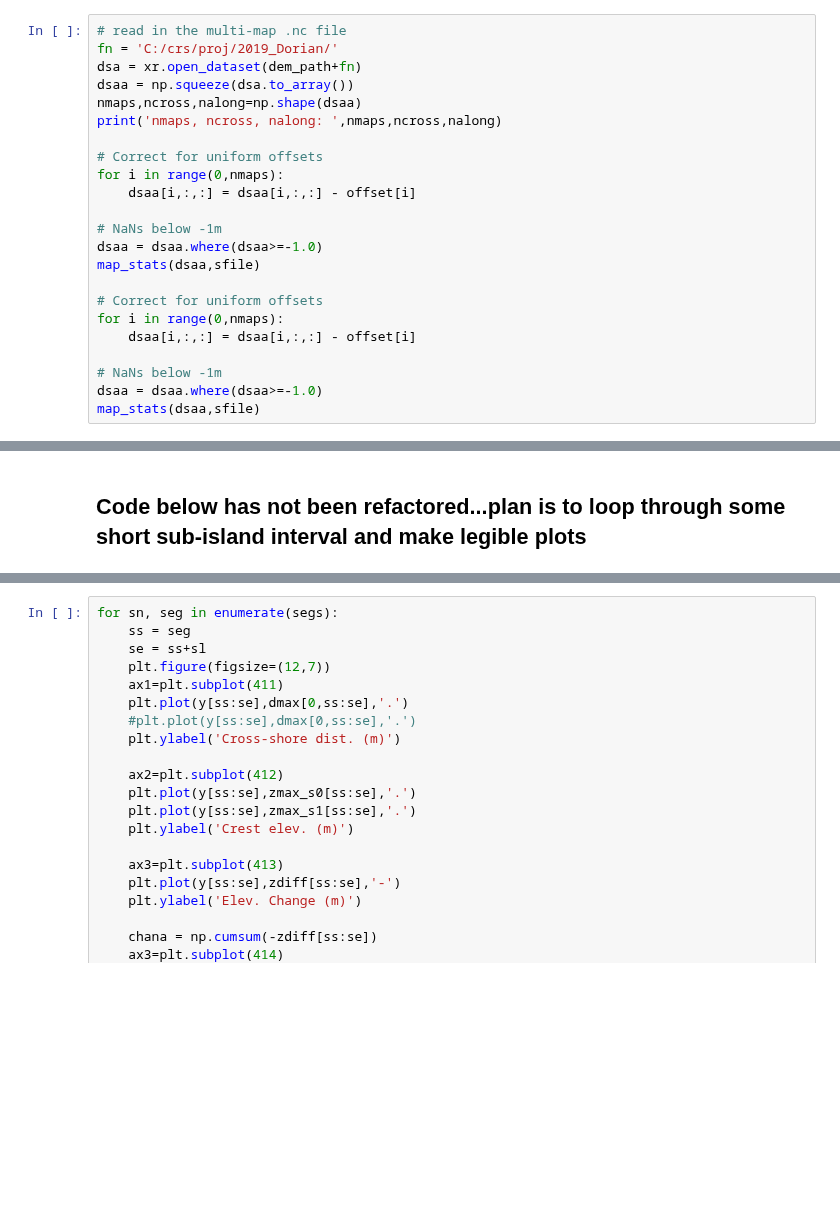
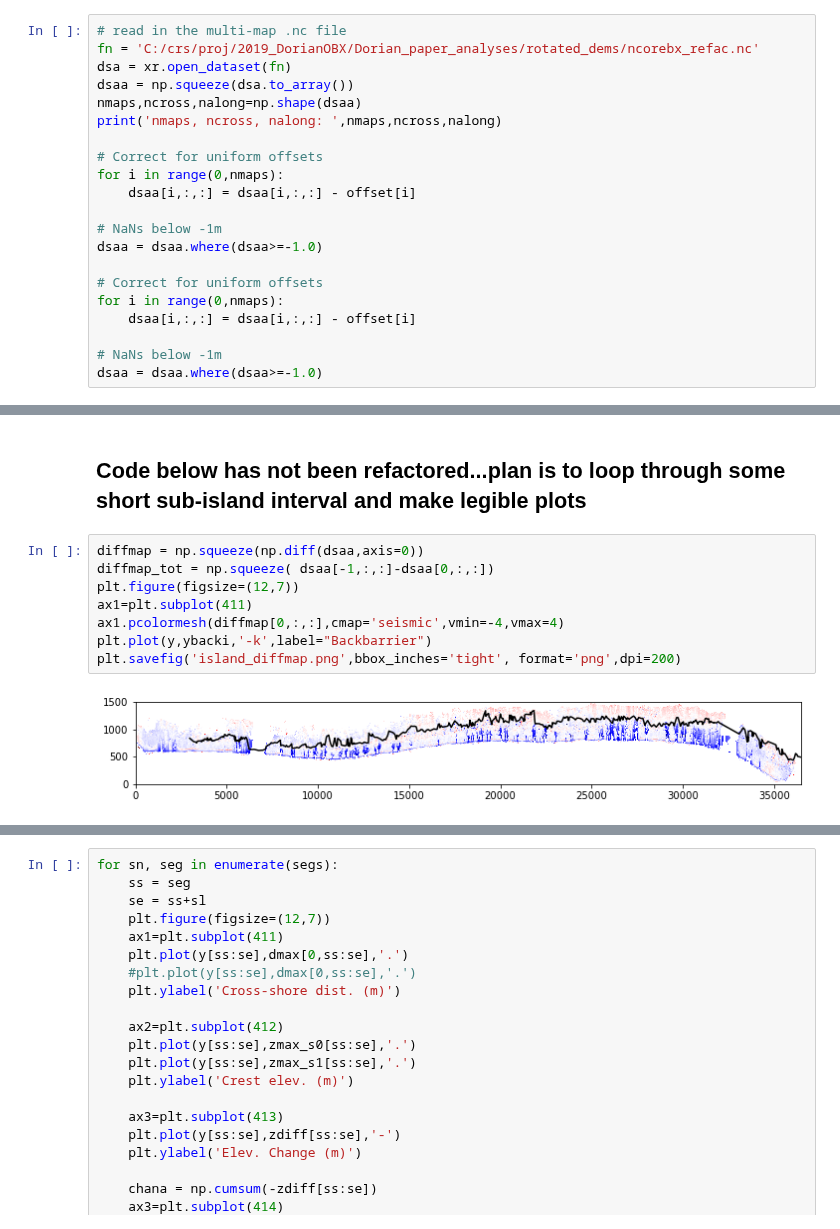
Before and after one commit to csherwood-usgs/CoreBx, a Jupyter notebook: Process_CoreBx_map_view_refac.ipynb, the cells around one changed output, grey strips where cells are left out. Drawn from its saved outputs; the diff is of its cells as text; blank space fills up the shorter version.

```diff
--- a/Process_CoreBx_map_view_refac.ipynb
+++ b/Process_CoreBx_map_view_refac.ipynb
@@ -84,7 +86,7 @@ print(r)
 # %%
 # read in the multi-map .nc file
-fn = 'C:/crs/proj/2019_Dorian/'
-dsa = xr.open_dataset(dem_path+fn)
+fn = 'C:/crs/proj/2019_DorianOBX/Dorian_paper_analyses/rotated_dems/ncorebx_refac.nc'
+dsa = xr.open_dataset(fn)
 dsaa = np.squeeze(dsa.to_array())
 nmaps,ncross,nalong=np.shape(dsaa)
 print('nmaps, ncross, nalong: ',nmaps,ncross,nalong)
@@ -95,7 +97,6 @@ for i in range(0,nmaps):
 
 # NaNs below -1m
 dsaa = dsaa.where(dsaa>=-1.0)
-map_stats(dsaa,sfile)
 
 # Correct for uniform offsets
 for i in range(0,nmaps):
@@ -103,4 +104,3 @@ for i in range(0,nmaps):
 
 # NaNs below -1m
 dsaa = dsaa.where(dsaa>=-1.0)
-map_stats(dsaa,sfile)
@@ -1443,2 +163,12 @@ plt.savefig('velocity_sed_transport_island.png',bbox_inches='tight', format='png
 # %% [markdown]
 ## Code below has not been refactored...plan is to loop through some short sub-island interval and make legible plots
+# %%
+diffmap = np.squeeze(np.diff(dsaa,axis=0))
+diffmap_tot = np.squeeze( dsaa[-1,:,:]-dsaa[0,:,:])
+plt.figure(figsize=(12,7))
+ax1=plt.subplot(411)
+ax1.pcolormesh(diffmap[0,:,:],cmap='seismic',vmin=-4,vmax=4)
+plt.plot(y,ybacki,'-k',label="Backbarrier")
+plt.savefig('island_diffmap.png',bbox_inches='tight', format='png',dpi=200)
+# %% [output]
+[figure, added]
```
Also changed, not shown: parts of 77 cells of this notebook, 2 other files.
